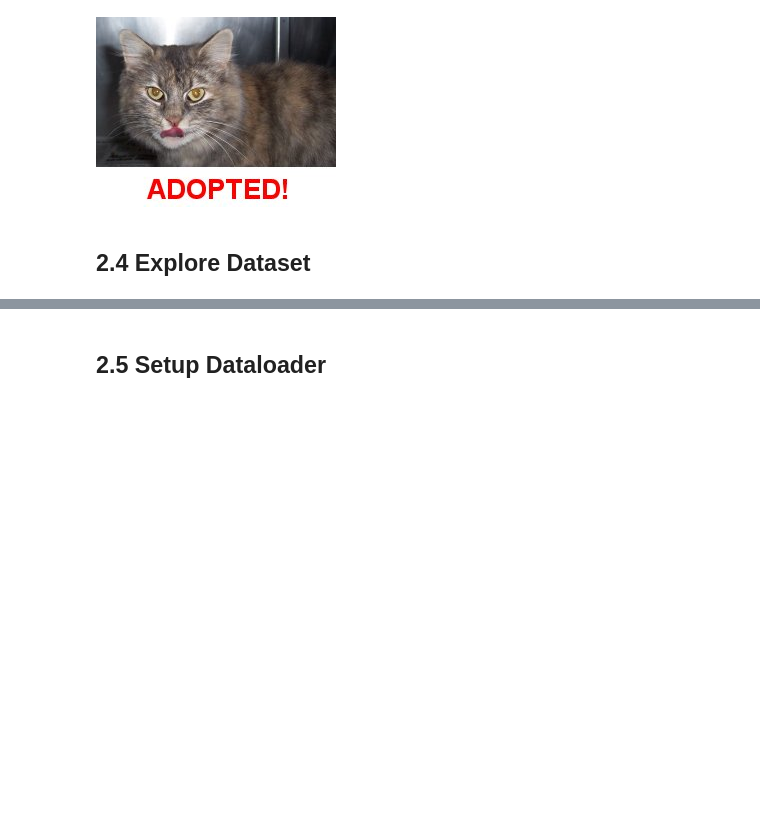
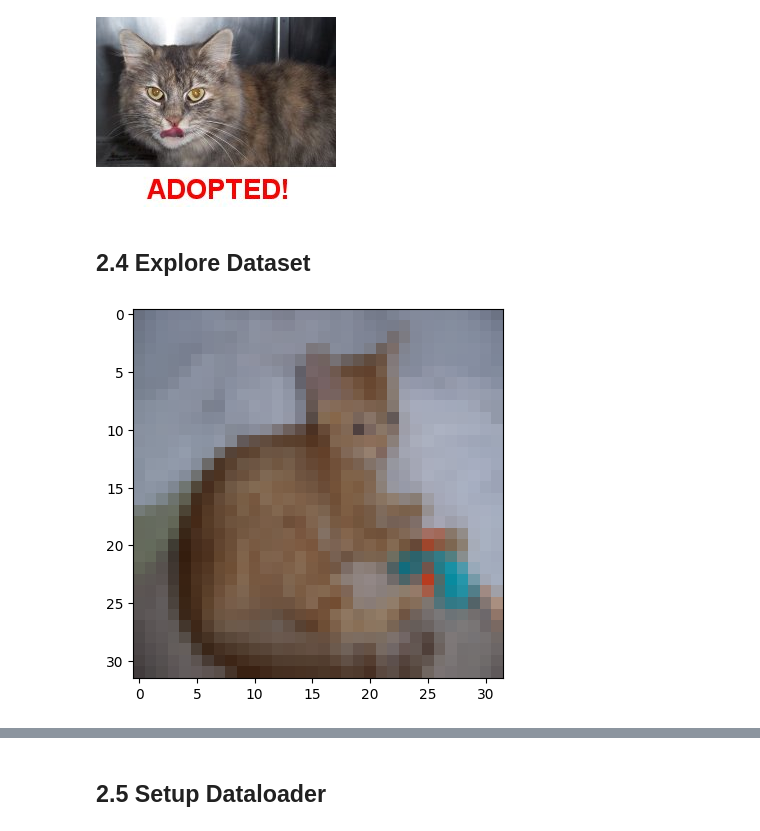
Before and after one commit to jimmyygit/cs484-project, a Jupyter notebook: impainting_GANS_cats.ipynb, the cells around one changed output, grey strips where cells are left out. Cells and saved outputs as stored; diff of their text form; code cells hidden in the pictures; blank space fills up the shorter version.

```diff
--- a/impainting_GANS_cats.ipynb
+++ b/impainting_GANS_cats.ipynb
@@ -120,3 +137,12 @@ transformed_val_dataset = CatDataset(val_dataset, transforms=transforms)
 transformed_test_dataset = CatDataset(test_dataset, transforms=transforms)
 # %% [markdown]
 ## 2.4 Explore Dataset
+# %%
+def imshow(tensor):
+    if len(tensor.shape) == 4:
+        tensor = tensor[0]
+    plt.imshow(tensor.cpu()[:3].permute(1, 2, 0))
+
+imshow(train[1000][0])
+# %% [output]
+[figure, added]
```
Also changed, not shown: parts of 27 cells of this notebook.
